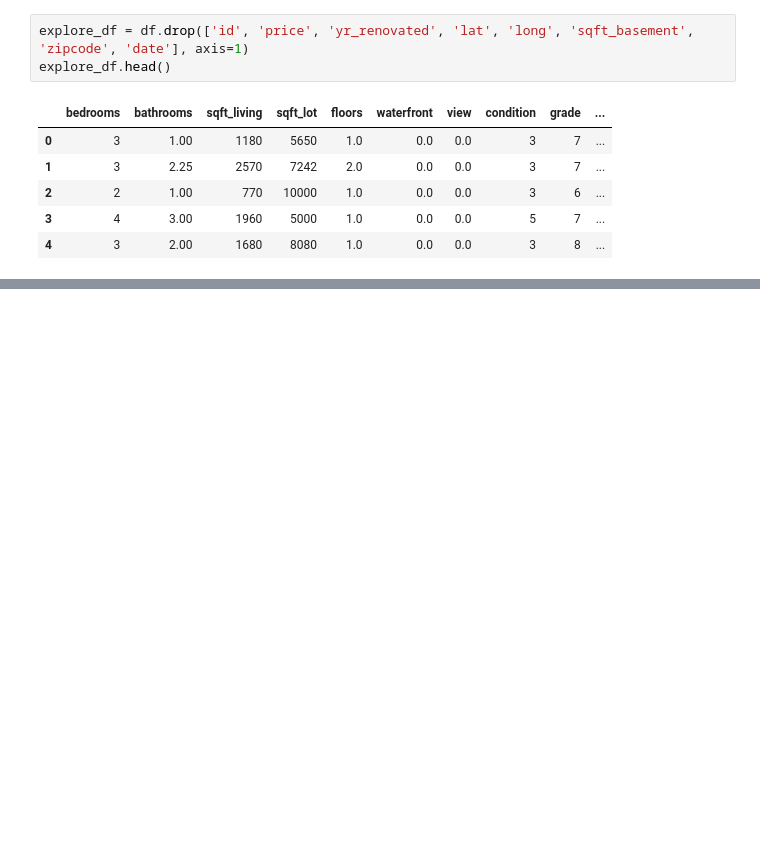
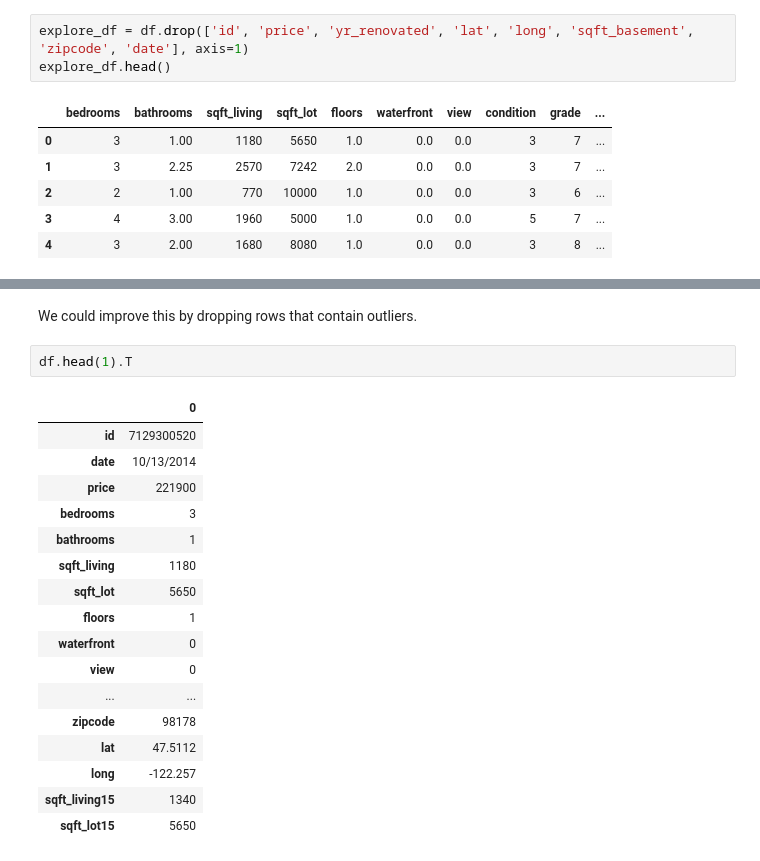
Before and after one commit to nkacoroski/dsc-1-final-project, a Jupyter notebook: natasha_back_up.ipynb, the cells around one changed output, grey strips where cells are left out. Drawn from its saved outputs; the diff is of its cells as text; blank space fills up the shorter version.

```diff
--- a/natasha_back_up.ipynb
+++ b/natasha_back_up.ipynb
@@ -384,0 +372,22 @@ ValueError: Input contains NaN, infinity or a value too large for dtype('float64
+# %% [markdown]
+We could improve this by dropping rows that contain outliers.
+# %%
+df.head(1).T
+# %% [output]
+|  | 0 |
+| id | 7129300520 |
+| date | 10/13/2014 |
+| price | 221900 |
+| bedrooms | 3 |
+| bathrooms | 1 |
+| sqft_living | 1180 |
+| sqft_lot | 5650 |
+| floors | 1 |
+| waterfront | 0 |
+| view | 0 |
+| ... | ... |
+| zipcode | 98178 |
+| lat | 47.5112 |
+| long | -122.257 |
+| sqft_living15 | 1340 |
+| sqft_lot15 | 5650 |
```
Also changed, not shown: parts of 8 cells of this notebook.
